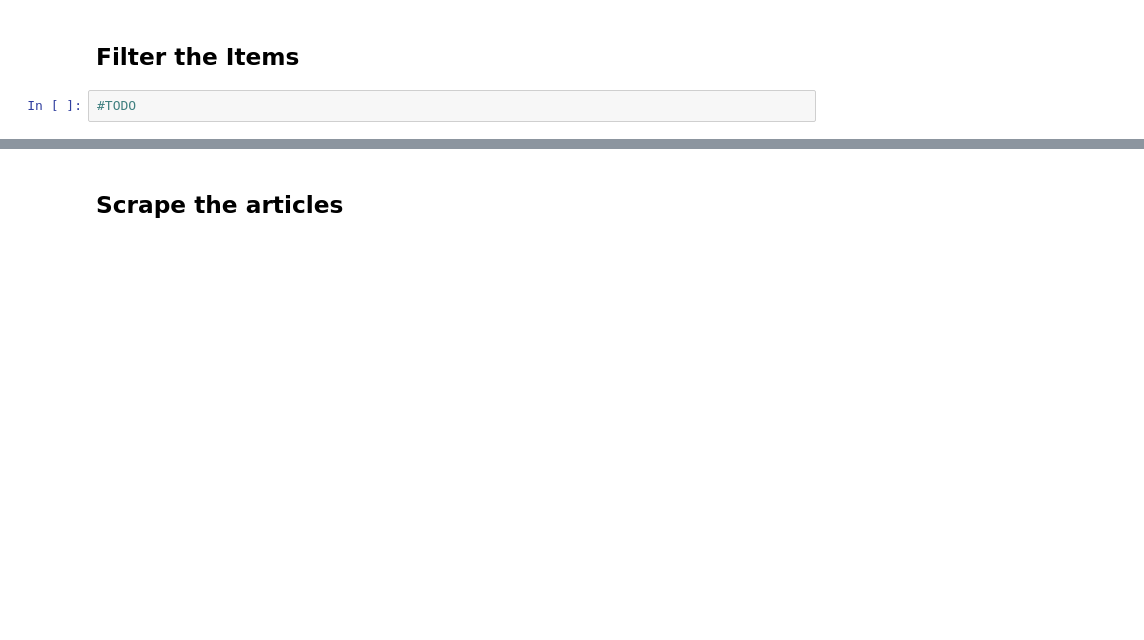
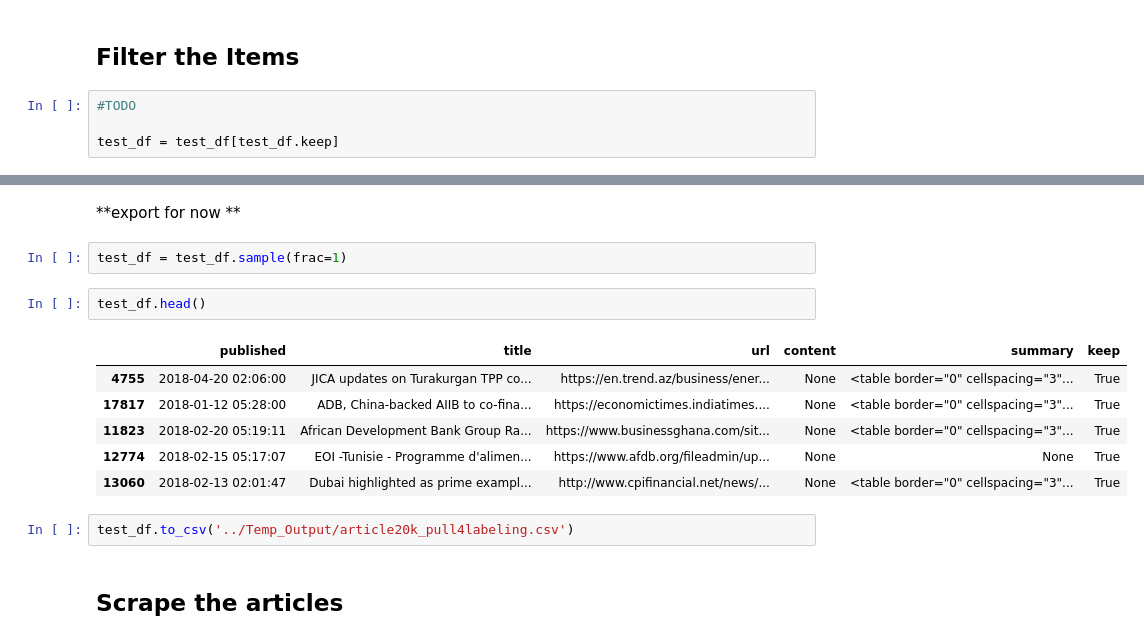
Before and after one commit to ychen131/iap-datadive-2018, a Jupyter notebook: Notebooks/Feedly_Extaction_Demo.ipynb, the cells around one changed output, grey strips where cells are left out. Saved outputs shown, nothing was run; the diff lists cells and outputs as text; blank space fills up the shorter version.

```diff
--- a/Notebooks/Feedly_Extaction_Demo.ipynb
+++ b/Notebooks/Feedly_Extaction_Demo.ipynb
@@ -178,3 +193,5 @@ test_df.url.value_counts().hist()
 ## Filter the Items
 # %%
 #TODO
+
+test_df = test_df[test_df.keep]
@@ -181,3 +202,18 @@ test_df.url.value_counts().hist()
+# %% [markdown]
+**export for now **
+# %%
+test_df = test_df.sample(frac=1)
+# %%
+test_df.head()
+# %% [output]
+|  | published | title | url | content | summary | keep |
+| 4755 | 2018-04-20 02:06:00 | JICA updates on Turakurgan TPP co... | https://en.trend.az/business/ener... | None | <table border="0" cellspacing="3"... | True |
+| 17817 | 2018-01-12 05:28:00 | ADB, China-backed AIIB to co-fina... | https://economictimes.indiatimes.... | None | <table border="0" cellspacing="3"... | True |
+| 11823 | 2018-02-20 05:19:11 | African Development Bank Group Ra... | https://www.businessghana.com/sit... | None | <table border="0" cellspacing="3"... | True |
+| 12774 | 2018-02-15 05:17:07 | EOI -Tunisie - Programme d'alimen... | https://www.afdb.org/fileadmin/up... | None | None | True |
+| 13060 | 2018-02-13 02:01:47 | Dubai highlighted as prime exampl... | http://www.cpifinancial.net/news/... | None | <table border="0" cellspacing="3"... | True |
+# %%
+test_df.to_csv('../Temp_Output/article20k_pull4labeling.csv')
 # %% [markdown]
 ## Scrape the articles
 # %% [markdown]
```
Also changed, not shown: parts of 5 cells of this notebook.
